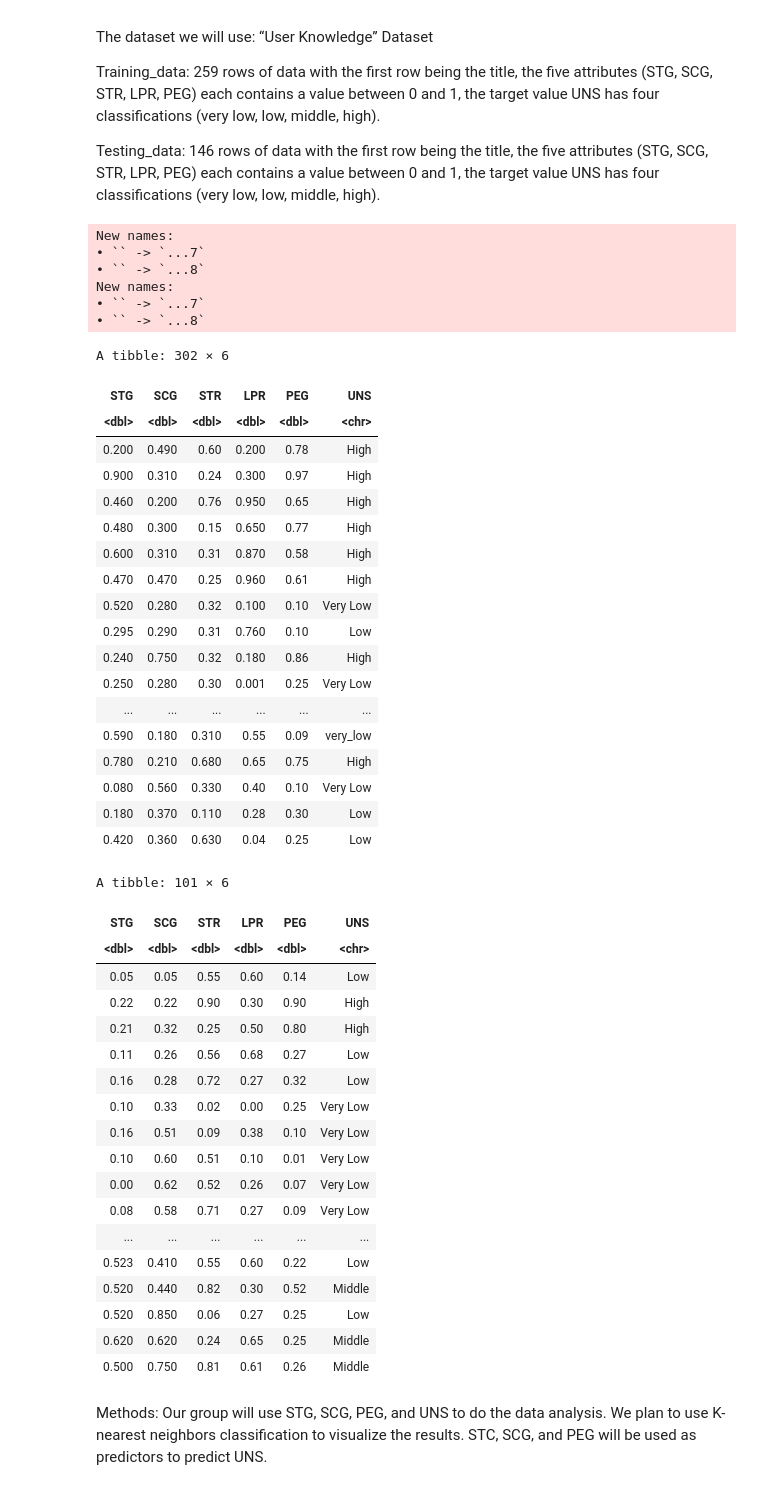
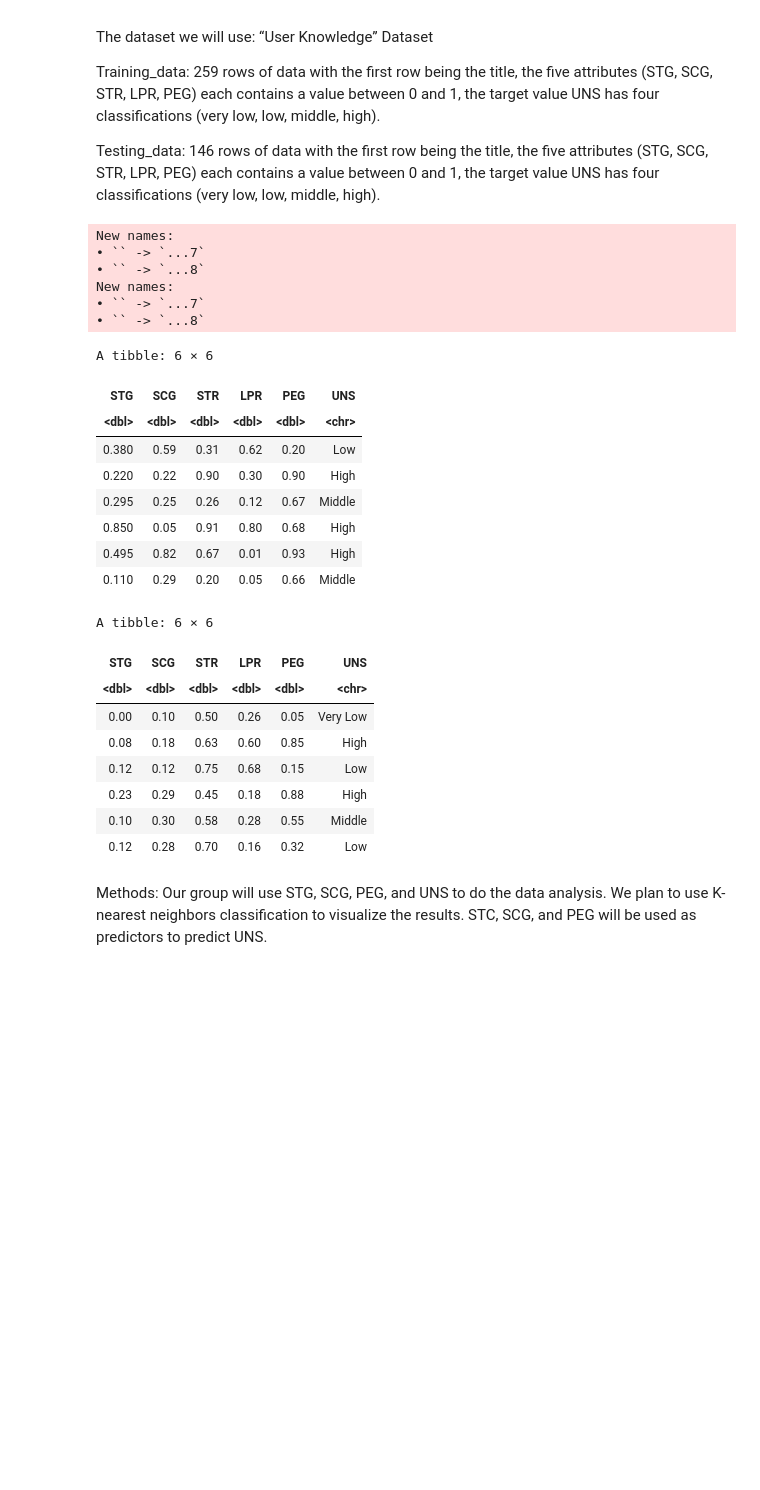
Before and after one commit to TPPJT/DSCI-Group-Project, a Jupyter notebook: GroupProject_1.ipynb, the cells around one changed output. Drawn from its saved outputs; the diff is of its cells as text; code cells hidden in the pictures; blank space fills up the shorter version.

```diff
--- a/GroupProject_1.ipynb
+++ b/GroupProject_1.ipynb
@@ -44,63 +26,43 @@ Testing_data: 146 rows of data with the first row being the title, the five attr
 # %%
 download.file("https://archive.ics.uci.edu/ml/machine-learning-databases/00257/Data_User_Modeling_Dataset_Hamdi%20Tolga%20KAHRAMAN.xls", destfile = "dataset.xls")
 
 training_original <- read_excel("dataset.xls", sheet = 2)
 testing_original <- read_excel("dataset.xls", sheet = 3)
 
 tidy_testing_original <- select(testing_original, STG:UNS)
 tidy_training_original <- select(training_original, STG:UNS)
 new_user_data <- bind_rows(tidy_testing_original, tidy_training_original)
 
 user_split <- initial_split(new_user_data, prop=0.75, stata = UNS)
 training <- training(user_split)
 testing <- testing(user_split)
-training
-testing
+head(training)
+head(testing)
 # %% [output]
 New names:
 • `` -> `...7`
 • `` -> `...8`
 New names:
 • `` -> `...7`
 • `` -> `...8`
-A tibble: 302 × 6
+A tibble: 6 × 6
 | STG | SCG | STR | LPR | PEG | UNS |
 | <dbl> | <dbl> | <dbl> | <dbl> | <dbl> | <chr> |
-| 0.200 | 0.490 | 0.60 | 0.200 | 0.78 | High |
-| 0.900 | 0.310 | 0.24 | 0.300 | 0.97 | High |
-| 0.460 | 0.200 | 0.76 | 0.950 | 0.65 | High |
-| 0.480 | 0.300 | 0.15 | 0.650 | 0.77 | High |
-| 0.600 | 0.310 | 0.31 | 0.870 | 0.58 | High |
-| 0.470 | 0.470 | 0.25 | 0.960 | 0.61 | High |
-| 0.520 | 0.280 | 0.32 | 0.100 | 0.10 | Very Low |
-| 0.295 | 0.290 | 0.31 | 0.760 | 0.10 | Low |
-| 0.240 | 0.750 | 0.32 | 0.180 | 0.86 | High |
-| 0.250 | 0.280 | 0.30 | 0.001 | 0.25 | Very Low |
-| ... | ... | ... | ... | ... | ... |
-| 0.590 | 0.180 | 0.310 | 0.55 | 0.09 | very_low |
-| 0.780 | 0.210 | 0.680 | 0.65 | 0.75 | High |
-| 0.080 | 0.560 | 0.330 | 0.40 | 0.10 | Very Low |
-| 0.180 | 0.370 | 0.110 | 0.28 | 0.30 | Low |
-| 0.420 | 0.360 | 0.630 | 0.04 | 0.25 | Low |
+| 0.380 | 0.59 | 0.31 | 0.62 | 0.20 | Low |
+| 0.220 | 0.22 | 0.90 | 0.30 | 0.90 | High |
+| 0.295 | 0.25 | 0.26 | 0.12 | 0.67 | Middle |
+| 0.850 | 0.05 | 0.91 | 0.80 | 0.68 | High |
+| 0.495 | 0.82 | 0.67 | 0.01 | 0.93 | High |
+| 0.110 | 0.29 | 0.20 | 0.05 | 0.66 | Middle |
-A tibble: 101 × 6
+A tibble: 6 × 6
 | STG | SCG | STR | LPR | PEG | UNS |
 | <dbl> | <dbl> | <dbl> | <dbl> | <dbl> | <chr> |
-| 0.05 | 0.05 | 0.55 | 0.60 | 0.14 | Low |
-| 0.22 | 0.22 | 0.90 | 0.30 | 0.90 | High |
-| 0.21 | 0.32 | 0.25 | 0.50 | 0.80 | High |
-| 0.11 | 0.26 | 0.56 | 0.68 | 0.27 | Low |
-| 0.16 | 0.28 | 0.72 | 0.27 | 0.32 | Low |
-| 0.10 | 0.33 | 0.02 | 0.00 | 0.25 | Very Low |
-| 0.16 | 0.51 | 0.09 | 0.38 | 0.10 | Very Low |
-| 0.10 | 0.60 | 0.51 | 0.10 | 0.01 | Very Low |
-| 0.00 | 0.62 | 0.52 | 0.26 | 0.07 | Very Low |
-| 0.08 | 0.58 | 0.71 | 0.27 | 0.09 | Very Low |
-| ... | ... | ... | ... | ... | ... |
-| 0.523 | 0.410 | 0.55 | 0.60 | 0.22 | Low |
-| 0.520 | 0.440 | 0.82 | 0.30 | 0.52 | Middle |
-| 0.520 | 0.850 | 0.06 | 0.27 | 0.25 | Low |
-| 0.620 | 0.620 | 0.24 | 0.65 | 0.25 | Middle |
-| 0.500 | 0.750 | 0.81 | 0.61 | 0.26 | Middle |
+| 0.00 | 0.10 | 0.50 | 0.26 | 0.05 | Very Low |
+| 0.08 | 0.18 | 0.63 | 0.60 | 0.85 | High |
+| 0.12 | 0.12 | 0.75 | 0.68 | 0.15 | Low |
+| 0.23 | 0.29 | 0.45 | 0.18 | 0.88 | High |
+| 0.10 | 0.30 | 0.58 | 0.28 | 0.55 | Middle |
+| 0.12 | 0.28 | 0.70 | 0.16 | 0.32 | Low |
 # %% [markdown]
 Methods:
 Our group will use STG, SCG, PEG, and UNS to do the data analysis. We plan to use K-nearest neighbors classification to visualize the results. STC, SCG, and PEG will be used as predictors to predict UNS.
```
Also changed, not shown: parts of 5 cells of this notebook.
